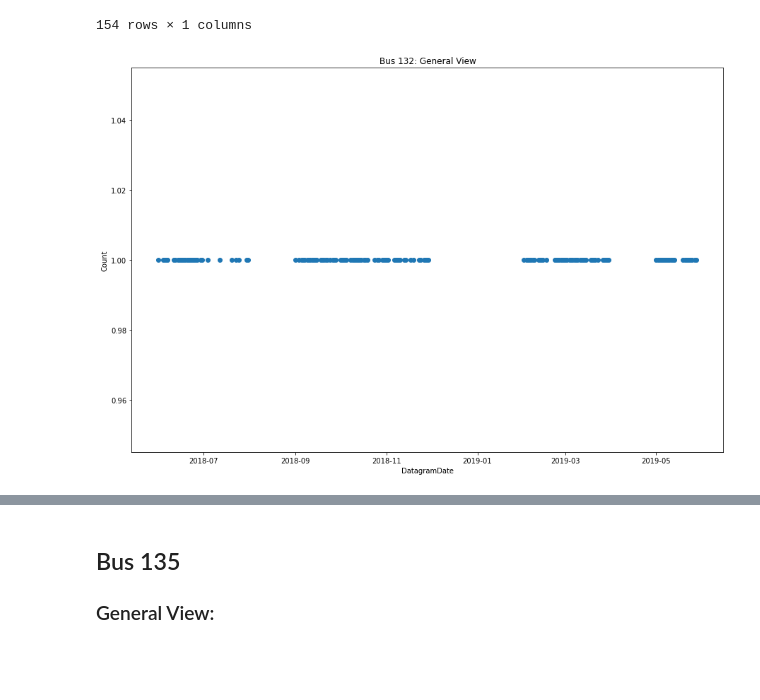
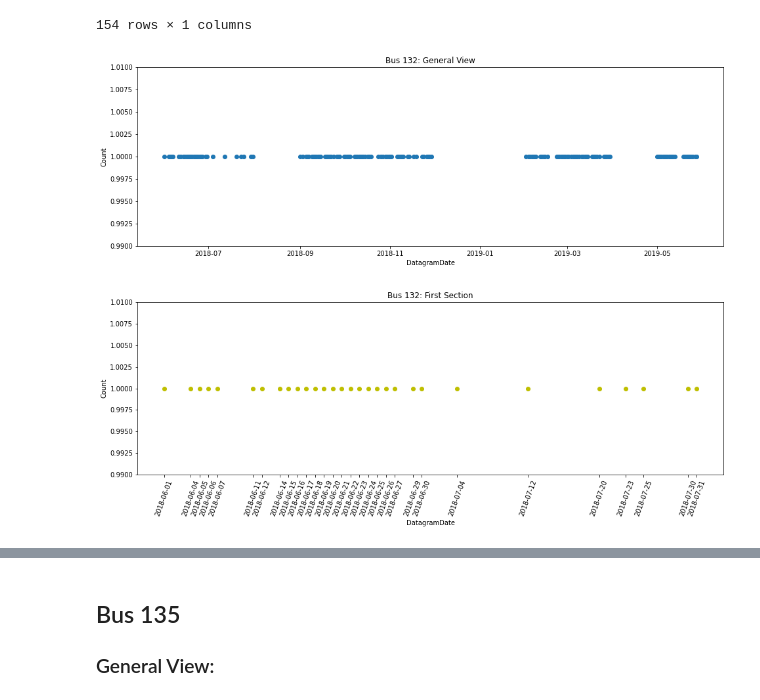
Before and after one commit to manuelq12/PDG-AVIOM-BUS_DIGITAL_TWIN, a Jupyter notebook: Analisis_Exploratorio/Python/AnalisisExploratorio.ipynb, the cells around one changed output, grey strips where cells are left out. Cells and saved outputs as stored; diff of their text form; code cells hidden in the pictures; blank space fills up the shorter version.

```diff
--- a/Analisis_Exploratorio/Python/AnalisisExploratorio.ipynb
+++ b/Analisis_Exploratorio/Python/AnalisisExploratorio.ipynb
@@ -284,3 +321,5 @@ plt.ylim(0.99,1.01)
 plt.show()
 # %% [output]
 [figure]
+# %%
+plt.rc('figure',figsize=(16,5))
@@ -403,12 +636,30 @@ dfBus4_1
 # %%
 size = dfBus4_1.size
 y2 = [(x/x) for x in range (1,size+1)]
 x2 = dfBus4_1['DatagramDate']
 fig,ax2 = plt.subplots()
 ax2.scatter(x2,y2)
 ax2.set_xlabel("DatagramDate")
 ax2.set_ylabel("Count")
 ax2.set_title("Bus 132: General View")
+plt.ylim(0.99,1.01)
 plt.show()
 # %% [output]
-[figure, old version]
+[figure, new version]
+# %%
+y2 = [(x/x) for x in range (1,31)]
+x2 = dfBus4_1['DatagramDate'].iloc[:30]
+startDate = dfBus4_1['DatagramDate'].iloc[0]
+finishDate = dfBus4_1['DatagramDate'].iloc[29]
+fig,ax2 = plt.subplots()
+ax2.scatter(x2,y2,c ="y")
+ax2.set_xlabel("DatagramDate")
+ax2.set_ylabel("Count")
+ax2.set_title("Bus 132: First Section")
+ax2.set_xticks(x2)
+plt.xticks(rotation = 70)
+plt.subplots_adjust(bottom = 0.15)
+plt.ylim(0.99,1.01)
+plt.show()
+# %% [output]
+[figure, added]
```
Also changed, not shown: parts of 41 cells of this notebook.
